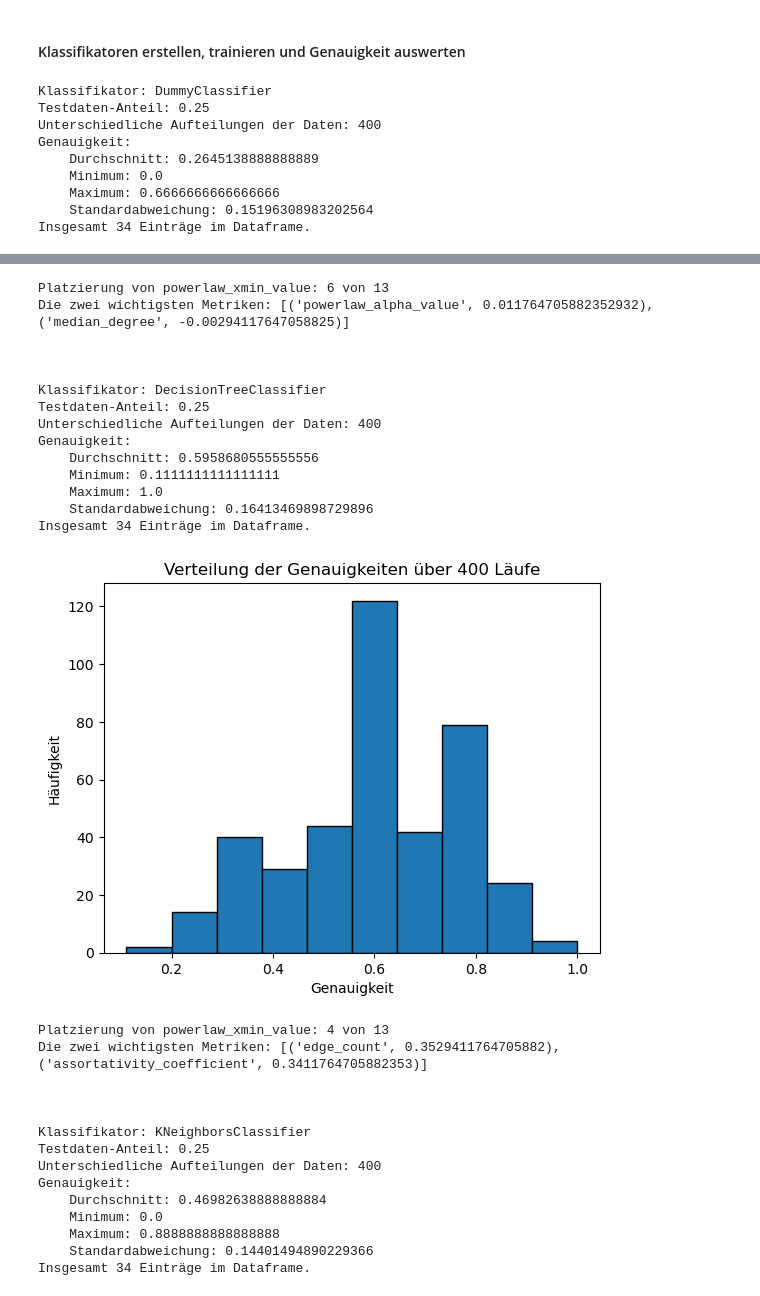
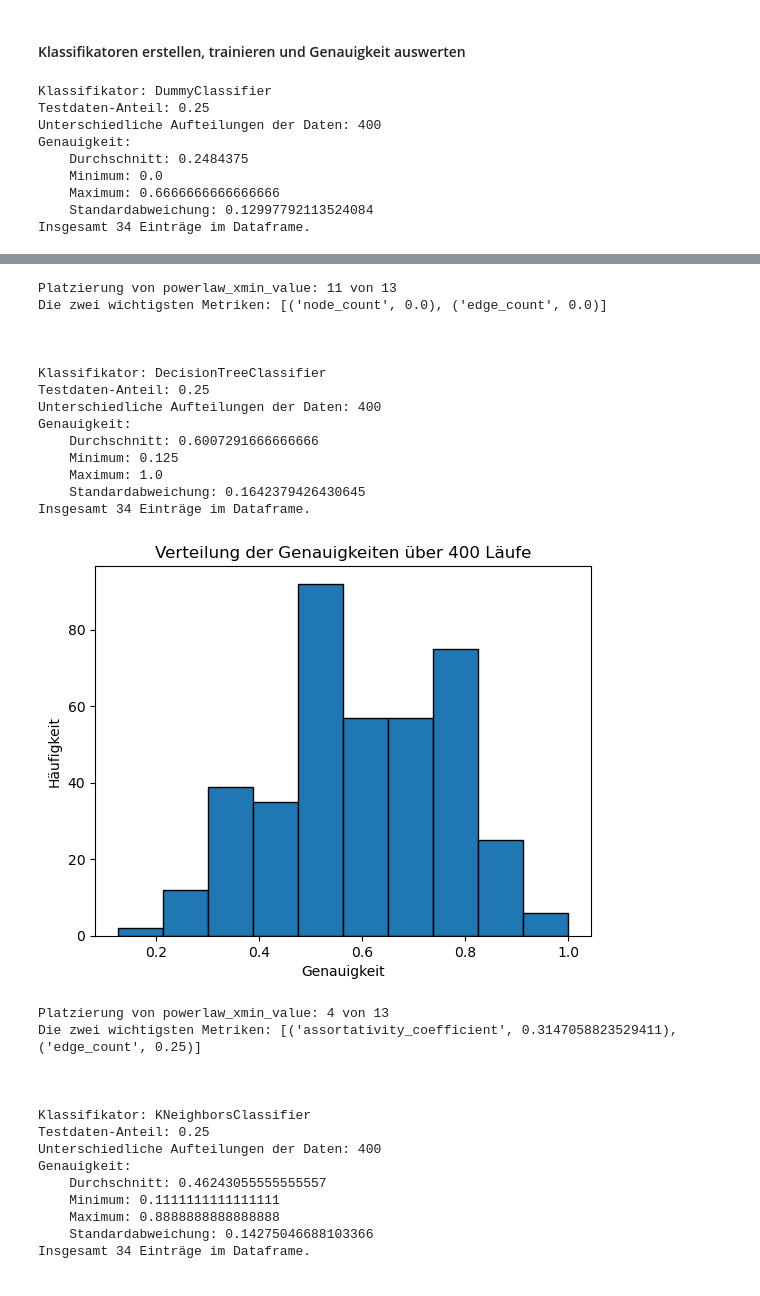
Before and after one commit to Amerek200/63055KomplexeNetze, a Jupyter notebook: data_analysis/classifiers_mixed_languages.ipynb, the cells around one changed output, grey strips where cells are left out. Drawn from its saved outputs; the diff is of its cells as text; code cells hidden in the pictures.

Commit message:
Random-Seeds ergänzt, damit Ergebnisse konstant bleiben und reproduzierbar sind.

```diff
--- a/data_analysis/classifiers_mixed_languages.ipynb
+++ b/data_analysis/classifiers_mixed_languages.ipynb
@@ -43,17 +43,20 @@ y = df['author']
 # %% [markdown]
 #### Klassifikatoren erstellen, trainieren und Genauigkeit auswerten
 # %%
+# Zufallszahlen setzen für reproduzierbare Ergebnisse
+random_number = 123
+np.random.seed(random_number)
 
 # Je Split teilen wir die Daten auf
 split_count = 4
 n_repeats = 100
 
 # Fold festlegen für Kreuzvalidierung
-cv = RepeatedStratifiedKFold(n_splits=split_count, n_repeats=n_repeats, random_state=42)
+cv = RepeatedStratifiedKFold(n_splits=split_count, n_repeats=n_repeats, random_state=random_number)
 
 classifier_list = [
-    DummyClassifier(strategy='uniform'),
-    DecisionTreeClassifier(), # Entscheidungsbaum
+    DummyClassifier(strategy='uniform', random_state=random_number),
+    DecisionTreeClassifier(random_state=random_number), # Entscheidungsbaum
     KNeighborsClassifier(n_neighbors=5), # KNN-Algorithmus
     GaussianNB() # Naive-Bayes-Algorithmus
 ]
@@ -86,7 +89,7 @@ for classifier in classifier_list:
     classifier.fit(X, y)
 
     # Bestimmung der Permutationswichtigkeit
-    permutation_importance_list = permutation_importance(classifier, X, y, n_repeats=10)
+    permutation_importance_list = permutation_importance(classifier, X, y, n_repeats=10, random_state=random_number)
     most_important_features = sorted(list(zip(features, permutation_importance_list.importances_mean)), key = lambda x: x[1], reverse=True)
 
     # Platzierung von powerlaw_xmin_tuple bestimmen
@@ -104,8 +107,8 @@ Klassifikator: DummyClassifier
 Testdaten-Anteil: 0.25
 Unterschiedliche Aufteilungen der Daten: 400
 Genauigkeit:
-    Durchschnitt: 0.2645138888888889
+    Durchschnitt: 0.2484375
     Minimum: 0.0
     Maximum: 0.6666666666666666
-    Standardabweichung: 0.15196308983202564
+    Standardabweichung: 0.12997792113524084
 Insgesamt 34 Einträge im Dataframe.
@@ -113,20 +116,20 @@ Insgesamt 34 Einträge im Dataframe.
-Platzierung von powerlaw_xmin_value: 6 von 13
-Die zwei wichtigsten Metriken: [('powerlaw_alpha_value', 0.011764705882352932), ('median_degree', -0.00294117647058825)]
+Platzierung von powerlaw_xmin_value: 11 von 13
+Die zwei wichtigsten Metriken: [('node_count', 0.0), ('edge_count', 0.0)]
 
 
 
 Klassifikator: DecisionTreeClassifier
 Testdaten-Anteil: 0.25
 Unterschiedliche Aufteilungen der Daten: 400
 Genauigkeit:
-    Durchschnitt: 0.5958680555555556
-    Minimum: 0.1111111111111111
+    Durchschnitt: 0.6007291666666666
+    Minimum: 0.125
     Maximum: 1.0
-    Standardabweichung: 0.16413469898729896
+    Standardabweichung: 0.1642379426430645
 Insgesamt 34 Einträge im Dataframe.
-[figure, old version]
+[figure, new version]
 Platzierung von powerlaw_xmin_value: 4 von 13
-Die zwei wichtigsten Metriken: [('edge_count', 0.3529411764705882), ('assortativity_coefficient', 0.3411764705882353)]
+Die zwei wichtigsten Metriken: [('assortativity_coefficient', 0.3147058823529411), ('edge_count', 0.25)]
 
 
 
@@ -134,8 +137,8 @@ Klassifikator: KNeighborsClassifier
 Testdaten-Anteil: 0.25
 Unterschiedliche Aufteilungen der Daten: 400
 Genauigkeit:
-    Durchschnitt: 0.46982638888888884
-    Minimum: 0.0
+    Durchschnitt: 0.46243055555555557
+    Minimum: 0.1111111111111111
     Maximum: 0.8888888888888888
-    Standardabweichung: 0.14401494890229366
+    Standardabweichung: 0.14275046688103366
 Insgesamt 34 Einträge im Dataframe.
```
Also changed, not shown: parts of 1 cell of this notebook, 1 other file.
